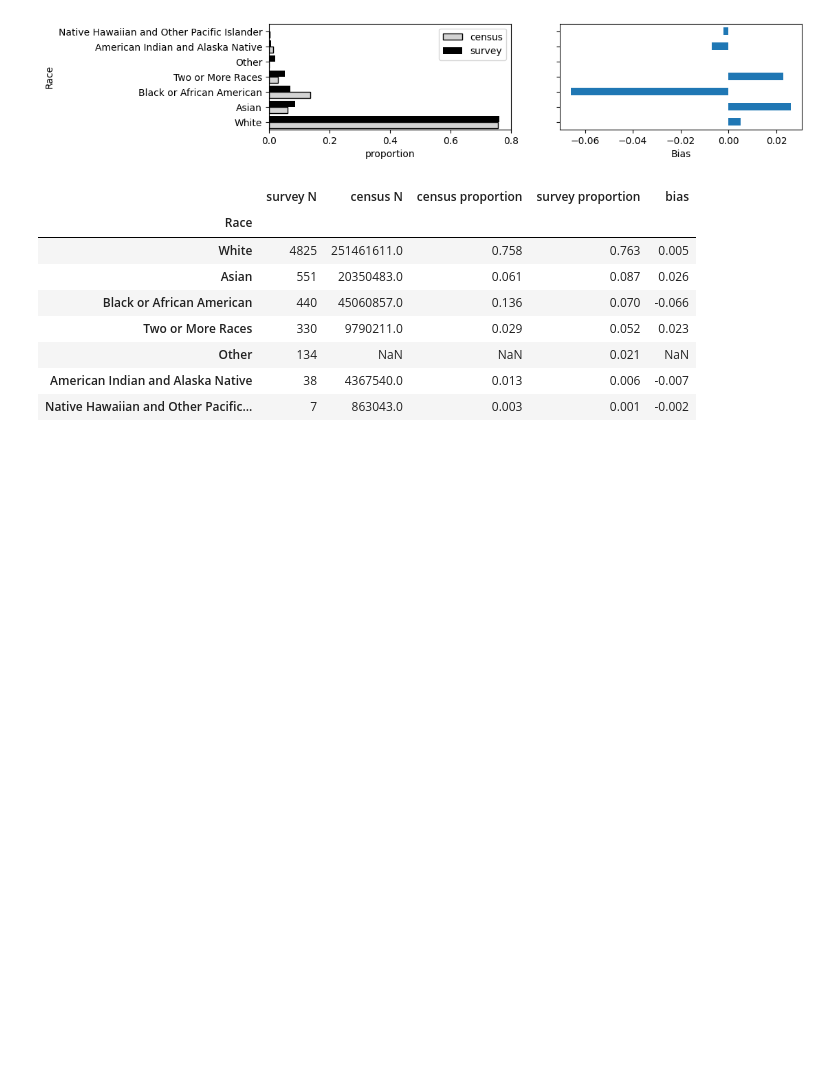
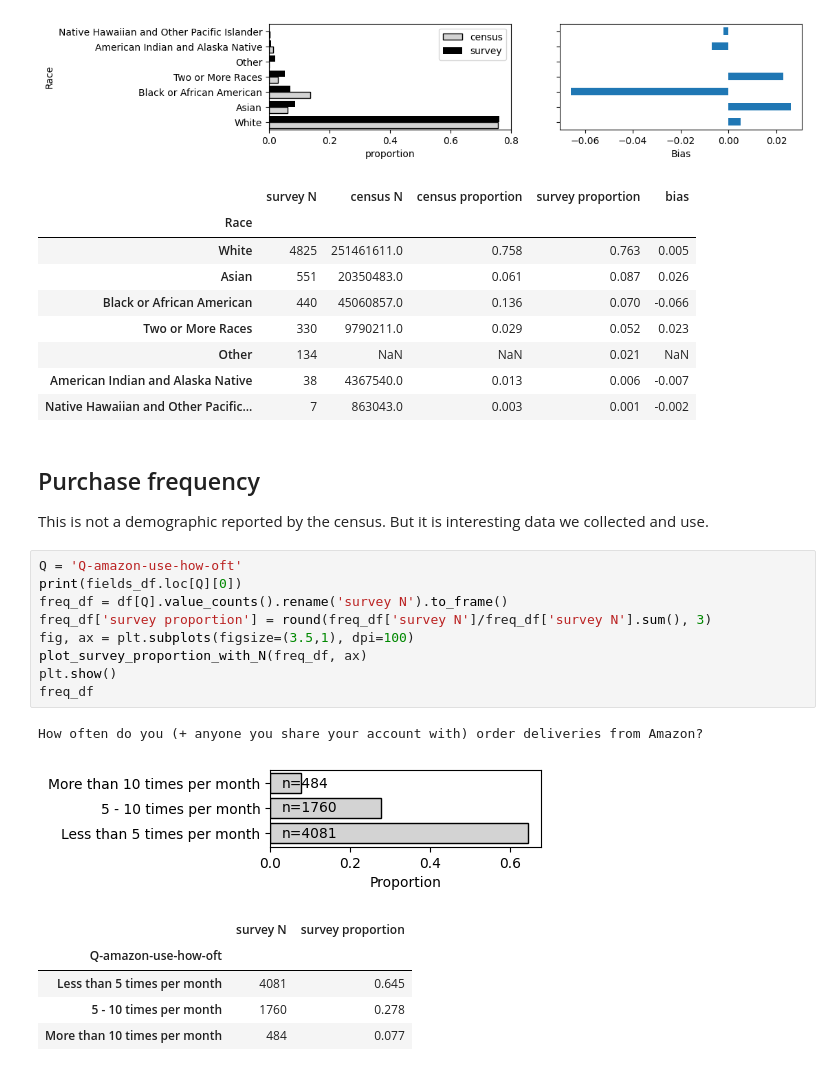
Before and after one commit to aberke/amazon-study, a Jupyter notebook: data-analysis/survey-demographics.ipynb, the cells around one changed output. Saved outputs shown, nothing was run; the diff lists cells and outputs as text; blank space fills up the shorter version.

```diff
--- a/data-analysis/survey-demographics.ipynb
+++ b/data-analysis/survey-demographics.ipynb
@@ -718,3 +719,24 @@ Pearson correlation (r, pvalue): (0.994, 0.000)
 | Other | 134 | NaN | NaN | 0.021 | NaN |
 | American Indian and Alaska Native | 38 | 4367540.0 | 0.013 | 0.006 | -0.007 |
 | Native Hawaiian and Other Pacific... | 7 | 863043.0 | 0.003 | 0.001 | -0.002 |
+# %% [markdown]
+## Purchase frequency
+
+This is not a demographic reported by the census. But it is interesting data we collected and use.
+# %%
+Q = 'Q-amazon-use-how-oft'
+print(fields_df.loc[Q][0])
+freq_df = df[Q].value_counts().rename('survey N').to_frame()
+freq_df['survey proportion'] = round(freq_df['survey N']/freq_df['survey N'].sum(), 3)
+fig, ax = plt.subplots(figsize=(3.5,1), dpi=100)
+plot_survey_proportion_with_N(freq_df, ax)
+plt.show()
+freq_df
+# %% [output]
+How often do you (+ anyone you share your account with) order deliveries from Amazon?
+[figure, added]
+|  | survey N | survey proportion |
+| Q-amazon-use-how-oft |  |  |
+| Less than 5 times per month | 4081 | 0.645 |
+| 5 - 10 times per month | 1760 | 0.278 |
+| More than 10 times per month | 484 | 0.077 |
```
Also changed, not shown: parts of 5 cells of this notebook.
